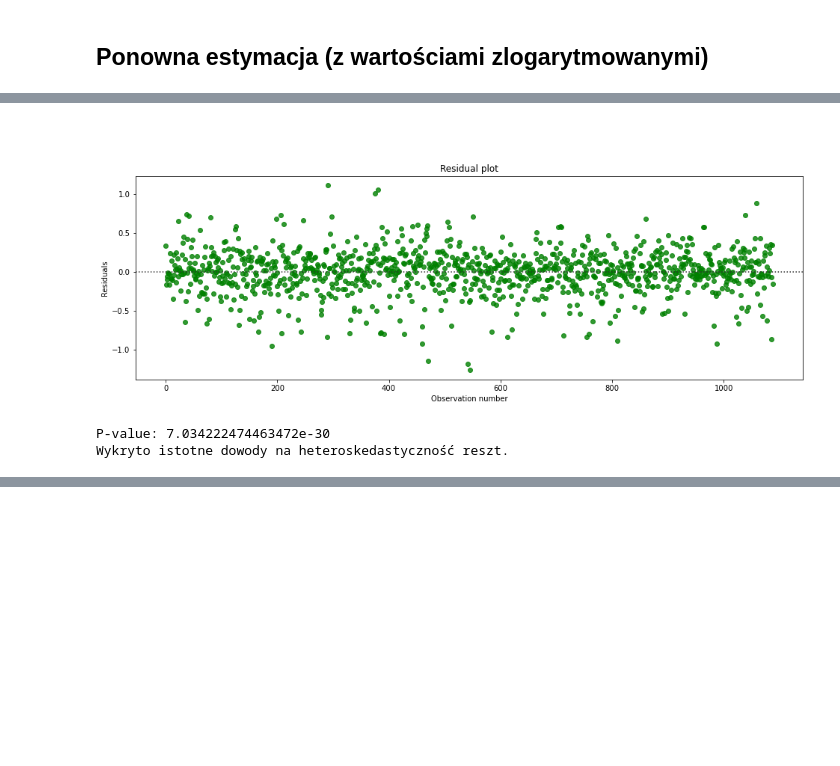
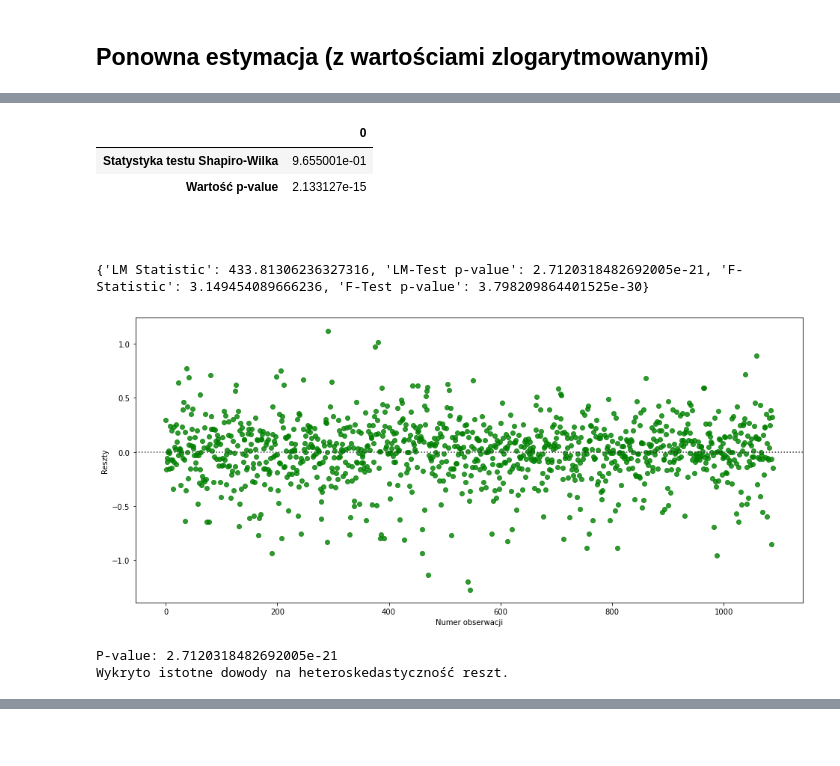
Before and after one commit to GrzegorzPus/NBA_analysis, a Jupyter notebook: Length of careers.ipynb, the cells around one changed output, grey strips where cells are left out. Saved outputs shown, nothing was run; the diff lists cells and outputs as text; code cells hidden in the pictures; blank space fills up the shorter version.

```diff
--- a/Length of careers.ipynb
+++ b/Length of careers.ipynb
@@ -178,0 +166,2 @@ data['Height'] = round(data['Height'])
+# %%
+data[['Feet', 'Inches']] = data['Height'].str.split('-', expand=True)
@@ -178,0 +188,15 @@ data['Height'] = round(data['Height'])
+# %%
+data['Feet'] = data['Feet'].astype(int)
+data['Inches'] = data['Inches'].astype(int)
+# %%
+def height_to_cm(height):
+    feet, inches = map(int, height.split('-'))
+    total_inches = feet * 12 + inches
+    cm = total_inches * 2.54
+    return cm
+
+# Zastosowanie funkcji do kolumny 'Wzrost'
+data['Height'] = data['Height'].apply(height_to_cm)
+data['Height'] = round(data['Height'])
+# %%
+data = data.iloc[:, :-2]
@@ -691,25 +892,43 @@ Wartość P-Value: 3.852020817525807e-15
+# %%
+pd.DataFrame({'Statystyka testu Shapiro-Wilka': [shapiro_test_statistic],
+        'Wartość p-value': [shapiro_p_value]}).transpose()
+# %% [output]
+|  | 0 |
+| Statystyka testu Shapiro-Wilka | 9.655001e-01 |
+| Wartość p-value | 2.133127e-15 |
 # %% [markdown]
 <br>
+# %%
+white_test1 = het_white(model1.resid, X1)
+labels1 = ['LM Statistic', 'LM-Test p-value', 'F-Statistic', 'F-Test p-value']
+print(dict(zip(labels1, white_test1)))
+# %% [output]
+{'LM Statistic': 433.81306236327316, 'LM-Test p-value': 2.7120318482692005e-21, 'F-Statistic': 3.149454089666236, 'F-Test p-value': 3.798209864401525e-30}
 # %%
-plt.figure(figsize=(16,5))
+plt.figure(figsize=(16,7))
 sns.residplot(x=np.arange(len(model1.resid)), y=model1.resid, lowess=False, color="g")
-plt.title('Residual plot')
-plt.xlabel('Observation number')
-plt.ylabel('Residuals')
+#plt.title('Residual plot')
+plt.xlabel('Numer obserwacji')
+plt.ylabel('Reszty')
 plt.show()
 
-_, p_value, _, _ = het_breuschpagan(model1.resid, X1)
+#_, p_value, _, _ = het_breuschpagan(model1.resid, X1)
+#print(f'P-value: {p_value}')
+
+white_test1 = het_white(model1.resid, X1)
+p_value = white_test1[1]
+
 print(f'P-value: {p_value}')
 
 # Interpretacja wyników testu
 alpha = 0.05
 if p_value > alpha:
     print('Nie ma istotnych dowodów na heteroskedastyczność reszt.')
 else:
     print('Wykryto istotne dowody na heteroskedastyczność reszt.')
 # %% [output]
-[figure, old version]
+[figure, new version]
-P-value: 7.034222474463472e-30
+P-value: 2.7120318482692005e-21
 Wykryto istotne dowody na heteroskedastyczność reszt.
 # %%
 lm, lm_pvalue, fvalue, f_pvalue = sm.stats.diagnostic.het_white(model.resid, X1)
```
Also changed, not shown: parts of 156 cells of this notebook.
